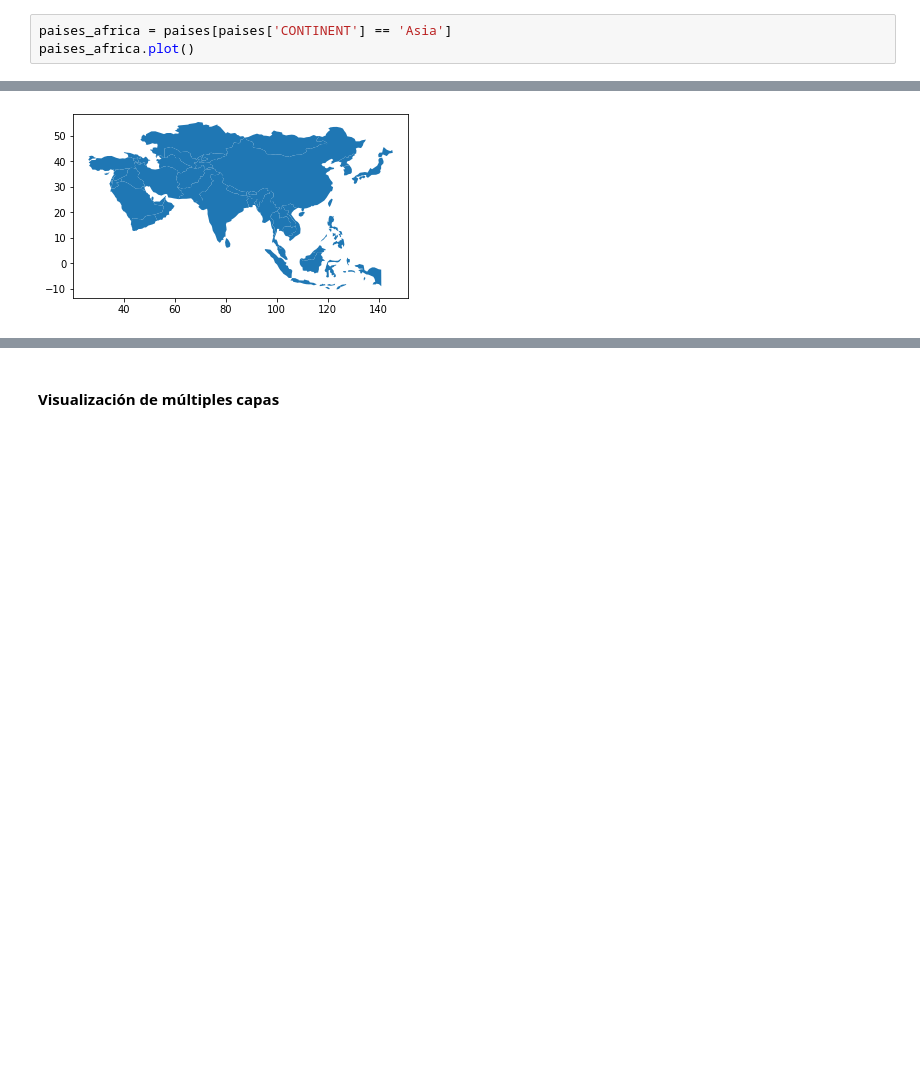
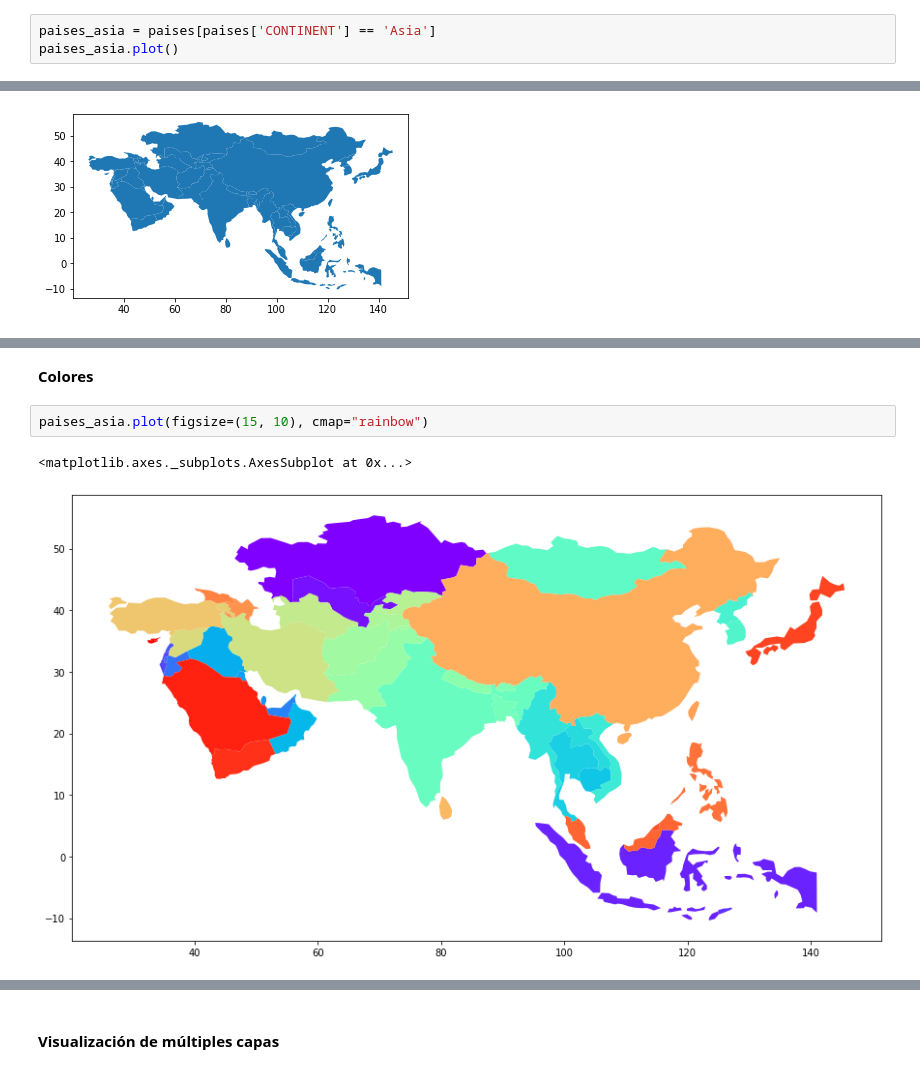
Before and after one commit to mfvargas/curso-python-geoespacial, a Jupyter notebook: nb/GeoPandas.ipynb, the cells around one changed output, grey strips where cells are left out. Cells and saved outputs as stored; diff of their text form; blank space fills up the shorter version.

```diff
--- a/nb/GeoPandas.ipynb
+++ b/nb/GeoPandas.ipynb
@@ -163,8 +170,8 @@ paises.plot()
 <matplotlib.axes._subplots.AxesSubplot at 0x...>
 [figure]
 # %%
-paises_africa = paises[paises['CONTINENT'] == 'Asia']
-paises_africa.plot()
+paises_asia = paises[paises['CONTINENT'] == 'Asia']
+paises_asia.plot()
 # %% [output]
 <matplotlib.axes._subplots.AxesSubplot at 0x...>
 [figure]
@@ -174,3 +181,10 @@ paises_africa.plot(figsize=(15, 10))
 # %% [output]
 <matplotlib.axes._subplots.AxesSubplot at 0x...>
 [figure]
+# %% [markdown]
+**Colores**
+# %%
+paises_asia.plot(figsize=(15, 10), cmap="rainbow")
+# %% [output]
+<matplotlib.axes._subplots.AxesSubplot at 0x...>
+[figure, added]
```
Also changed, not shown: parts of 25 cells of this notebook.
